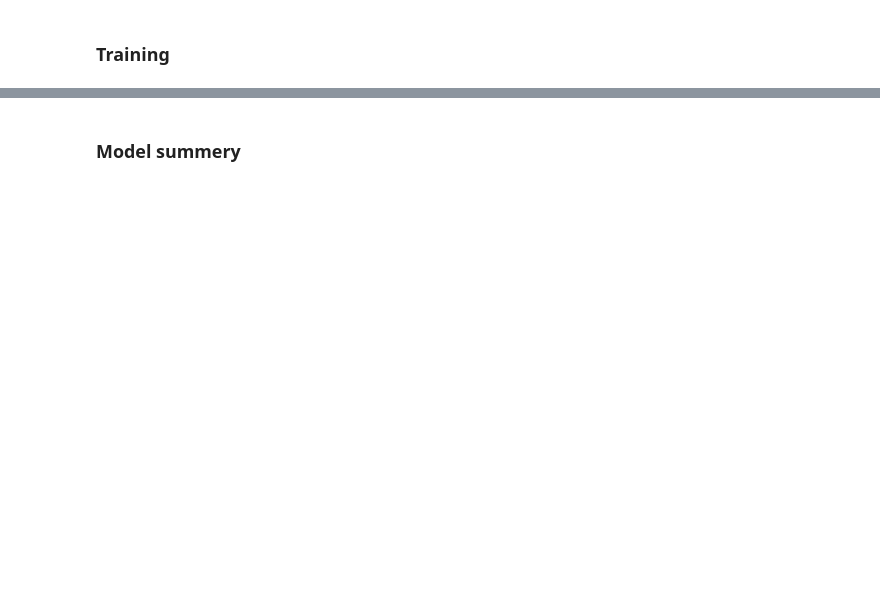
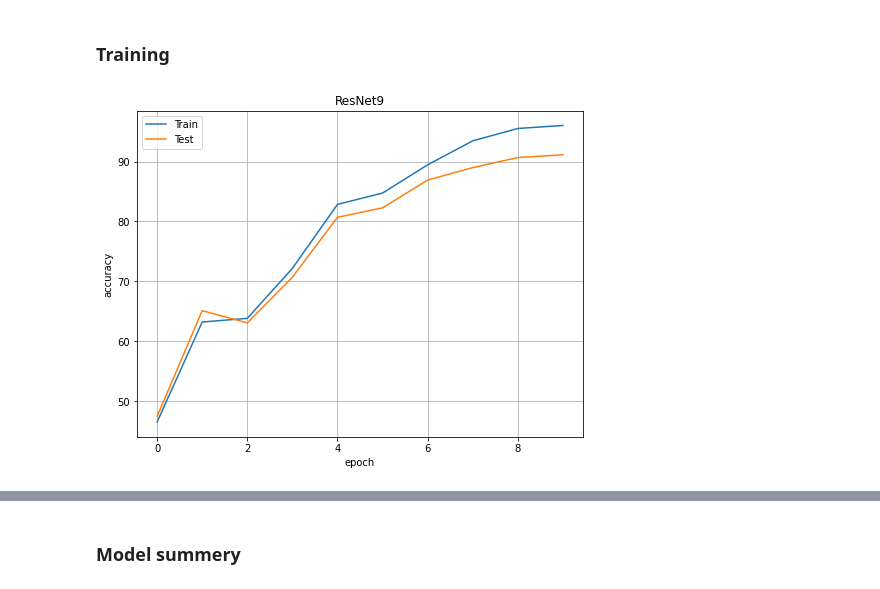
Before and after one commit to kmchiti/ELE6310E, a Jupyter notebook: A0/PyTorch_Tutorial_(ELE6310E).ipynb, the cells around one changed output, grey strips where cells are left out. Saved outputs shown, nothing was run; the diff lists cells and outputs as text; code cells hidden in the pictures; blank space fills up the shorter version.

```diff
--- a/A0/PyTorch_Tutorial_(ELE6310E).ipynb
+++ b/A0/PyTorch_Tutorial_(ELE6310E).ipynb
@@ -480,20 +357,0 @@ optimizer = SGD( model.parameters(), lr=0.4, momentum=0.9, weight_decay=5e-4)
-# %%
-num_epochs = 20
-steps_per_epoch = len(train_loader)
-
-# Define the piecewise linear scheduler
-lr_lambda = lambda step: np.interp(
-  [step / steps_per_epoch],
-  [0, num_epochs * 0.3, num_epochs],
-  [0, 1, 0]
-)[0]
-
-# Visualize the learning rate schedule
-steps = np.arange(steps_per_epoch * num_epochs)
-plt.plot(steps, [lr_lambda(step) * 0.4 for step in steps])
-plt.xlabel("Number of Steps")
-plt.ylabel("Learning Rate")
-plt.grid("on")
-plt.show()
-
-scheduler = LambdaLR(optimizer, lr_lambda)
@@ -502,14 +398,13 @@ scheduler = LambdaLR(optimizer, lr_lambda)
 # %%
 def train(
   model: nn.Module,
-  dataflow: DataLoader,
+  train_loader: DataLoader,
   criterion: nn.Module,
   optimizer: Optimizer,
   scheduler: LambdaLR,
 ) -> None:
   model.train()
-
-  for inputs, targets in tqdm(dataflow, desc='train', leave=False):
+  for inputs, targets in train_loader:
     # Move the data from CPU to GPU
     inputs = inputs.cuda()
     targets = targets.cuda()
@@ -531,14 +426,14 @@ def train(
 @torch.inference_mode()
 def evaluate(
   model: nn.Module,
-  dataflow: DataLoader
+  test_loader: DataLoader
 ) -> float:
   model.eval()
 
   num_samples = 0
   num_correct = 0
 
-  for inputs, targets in tqdm(dataflow, desc="eval", leave=False):
+  for inputs, targets in test_loader:
     # Move the data from CPU to GPU
     inputs = inputs.cuda()
     targets = targets.cuda()
@@ -556,7 +451,7 @@ def evaluate(
   return (num_correct / num_samples * 100).item()
 
 
-def fit(model: nn.Module, train_loader: DataLoader, test_loader: DataLoader,
+def fit(num_epochs: int, model: nn.Module, train_loader: DataLoader, test_loader: DataLoader,
         criterion: nn.Module, optimizer: Optimizer, scheduler: LambdaLR) -> None:
     test_accuracy = []
     train_accuracy = []
@@ -569,13 +464,23 @@ def fit(model: nn.Module, train_loader: DataLoader, test_loader: DataLoader,
         print(f"epoch {epoch_num}: train_accuracy={train_accuracy[-1]}, test_accuracy={test_accuracy[-1]}")
 
     return train_accuracy, test_accuracy
+# %%
+num_epochs = 10
+max_lr = 0.01
+criterion = nn.CrossEntropyLoss()
+optimizer = torch.optim.Adam( model.parameters(), lr=max_lr, weight_decay=1e-4)
+sched = torch.optim.lr_scheduler.OneCycleLR(optimizer, max_lr, epochs=num_epochs, steps_per_epoch=len(train_loader))
+# %%
+train_accuracy, test_accuracy = fit(num_epochs, model, train_loader, test_loader, criterion, optimizer, sched)
 # %%
 epoch = np.arange(len(train_accuracy))
 plt.figure(figsize=(8,6))
 plt.plot(epoch, train_accuracy, label='Train')
 plt.plot(epoch, test_accuracy, label='Test')
 plt.xlabel("epoch")
 plt.ylabel("accuracy")
 plt.legend()
-plt.title("vgg11")
+plt.title("ResNet9")
 plt.grid()
+# %% [output]
+[figure, added]
```
Also changed, not shown: parts of 30 cells of this notebook, 1 other file.
